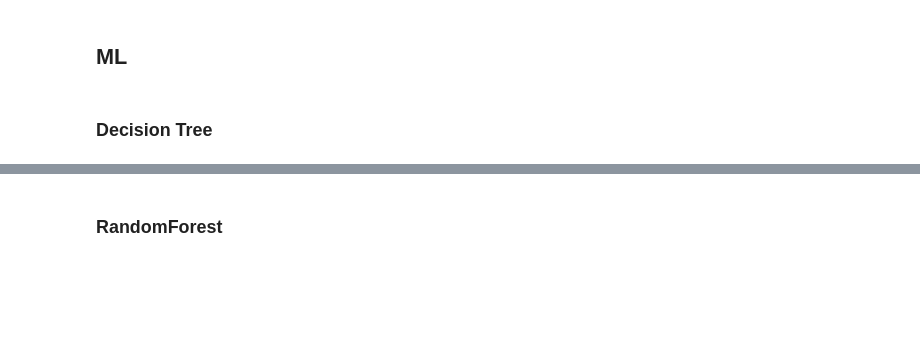
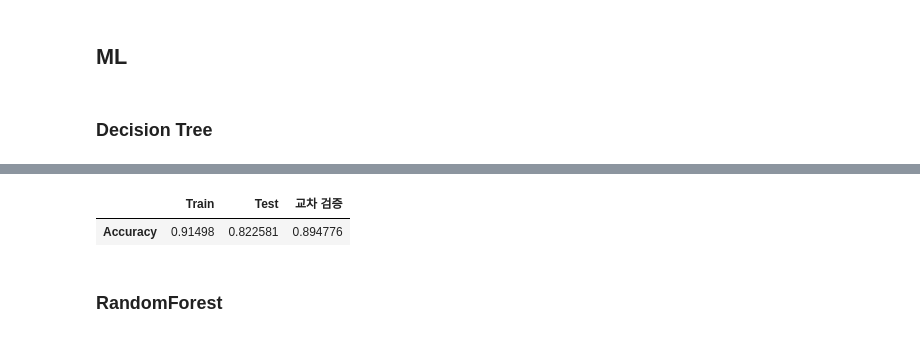
Before and after one commit to badro97/BigData_Predict, a Jupyter notebook: 기말팀플과제/lung_cancer.ipynb, the cells around one changed output, grey strips where cells are left out. Cells and saved outputs as stored; diff of their text form; code cells hidden in the pictures; blank space fills up the shorter version.

```diff
--- a/기말팀플과제/lung_cancer.ipynb
+++ b/기말팀플과제/lung_cancer.ipynb
@@ -461,5 +461,28 @@ plt.show()
 # %% [markdown]
 ## ML
+# %%
+from sklearn.model_selection import cross_val_score
+
+## model 예측 정확도 (train / test / cross-validation) 출력 함수
+def model_accuracy(model, X_train, y_train, X_test, y_test):
+    train_pred = model.predict(X_train)
+    test_pred = model.predict(X_test)
+
+    ## 정확도
+    train_accuracy = accuracy_score(y_train, train_pred)
+    test_accuracy = accuracy_score(y_test, test_pred)
+
+    # 교차 검증(cross validation) -> 과적합 해소
+    cv_scores = cross_val_score(model, X_train, y_train, cv=5, scoring='accuracy')
+    mean_cv_score = cv_scores.mean()
+
+
+    accuracy_df = pd.DataFrame({
+        'Train': [train_accuracy],
+        'Test': [test_accuracy],
+        '교차 검증': [mean_cv_score]
+    }, index=['Accuracy'])
+    return accuracy_df
 # %% [markdown]
 ### Decision Tree
 # %%
@@ -496,4 +519,10 @@ Pipeline(steps=[('simpleimputer', SimpleImputer()),
                                         random_state=42))])
+# %%
+dt_acc = model_accuracy(dt, X_train, y_train, X_test, y_test)
+dt_acc
+# %% [output]
+|  | Train | Test | 교차 검증 |
+| Accuracy | 0.91498 | 0.822581 | 0.894776 |
 # %% [markdown]
 ### RandomForest
 # %%
```
Also changed, not shown: parts of 32 cells of this notebook.
